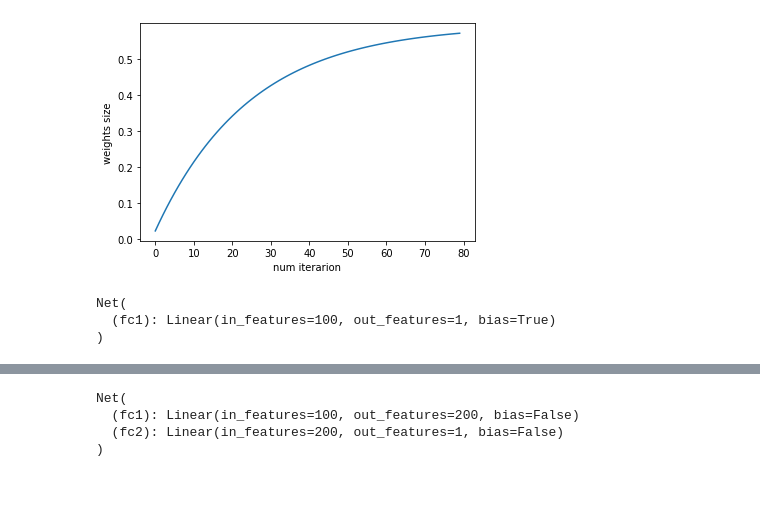
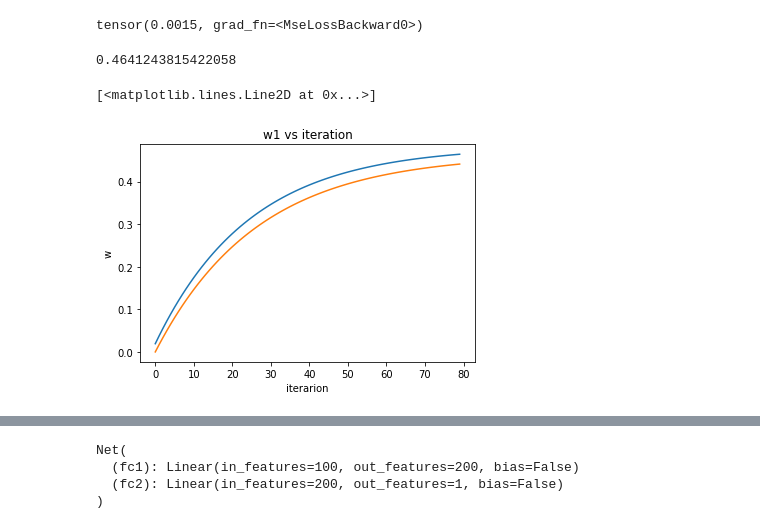
Before and after one commit to CEitanC/Project-Deep-Learning, a Jupyter notebook: Meeting1.ipynb, the cells around one changed output, grey strips where cells are left out. Cells and saved outputs as stored; diff of their text form; code cells hidden in the pictures; blank space fills up the shorter version.

```diff
--- a/Meeting1.ipynb
+++ b/Meeting1.ipynb
@@ -71,13 +65,30 @@ plt.show()
-# %%
-plt.plot(weights)
-plt.ylabel('weights size')
-plt.xlabel('num iterarion')
-
-plt.show()
-
-# to add : compare to the theortoical
-# %% [output]
-[figure, removed]
+# %%
+len(losses)
+losses[79]
+# %% [output]
+tensor(0.0015, grad_fn=<MseLossBackward0>)
+# %%
+len(weights)
+type(weights[79])
+norm=float(weights[79])
+type(norm)
+norm
+# %% [output]
+0.4641243815422058
+# %%
+plt.plot(weights)
+plt.title('w1 vs iteration')
+plt.ylabel('w')
+plt.xlabel('iterarion')
+x_=np.linspace(0,3,80)
+
+y=float(weights[79])*(1-np.exp(-x_))
+#y=1-np.exp(-x_)
+
+plt.plot(y)
+# %% [output]
+[<matplotlib.lines.Line2D at 0x...>]
+[figure, added]
 # %%
 #ex2.2
 # creating input vector and initial weights
@@ -101,13 +111,7 @@ class Net(nn.Module):
         z_hat = self.fc1(x)
         return z_hat
 
-
 net = Net(n0)
-print(net)
-# %% [output]
-Net(
-  (fc1): Linear(in_features=100, out_features=1, bias=True)
-)
 # %%
 # defining loss function and optimization algorithm
 loss_f = nn.MSELoss()
```
Also changed, not shown: parts of 21 cells of this notebook.
